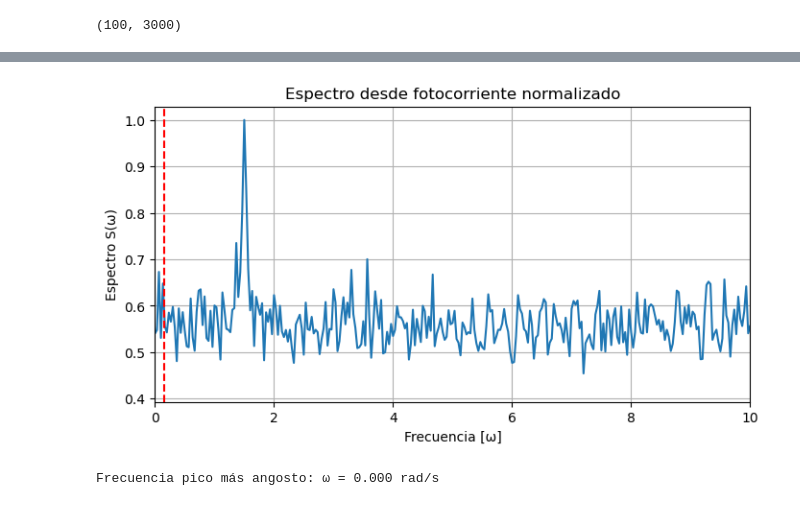
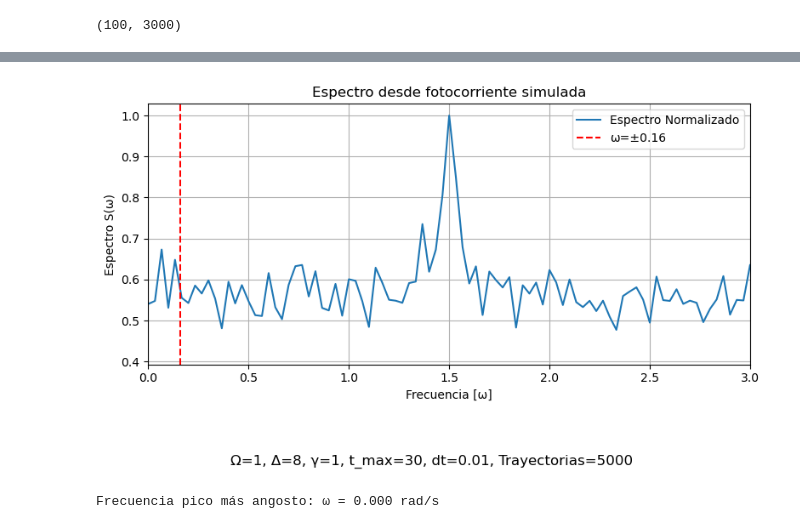
Before and after one commit to LKelvin26/FRI, a Jupyter notebook: Segundo semestre fotodeteccion/2LA Deteccion Heterodina manual .ipynb, the cells around one changed output, grey strips where cells are left out. Drawn from its saved outputs; the diff is of its cells as text; code cells hidden in the pictures.

```diff
--- a/Segundo semestre fotodeteccion/2LA Deteccion Heterodina manual .ipynb
+++ b/Segundo semestre fotodeteccion/2LA Deteccion Heterodina manual .ipynb
@@ -167,18 +167,24 @@ plt.show()
 # %%
 # Graficar
 plt.figure(figsize=(8, 4))
-plt.plot(freqs, np.real(S_w) / np.max(np.real(S_w)))
+plt.plot(freqs, np.real(S_w) / np.max(np.real(S_w)), label="Espectro Normalizado")
 plt.xlabel("Frecuencia [ω]")
 plt.ylabel("Espectro S(ω)")
-plt.title("Espectro desde fotocorriente normalizado")
+plt.title("Espectro desde fotocorriente simulada")
 plt.grid(True)
-plt.axvline(x=Omega/(2*np.pi), color='r', linestyle='--', label=f'ω=±{Omega}')
+plt.axvline(x=Omega/(2*np.pi), color='r', linestyle='--', label=f'ω=±{Omega/(2*np.pi):.2f}')
 plt.axvline(x=-Omega/(2*np.pi), color='r', linestyle='--')
+plt.xlim(0, 3)
+plt.legend()
 
-plt.xlim(0,2.5)
+# Parámetros de simulación en el pie de figura
+sim_params = f"Ω={Omega}, Δ={Delta}, γ={gamma}, t_max={t_max}, dt={dt}, Trayectorias={num_traj}"
+plt.figtext(0.5, -0.15, sim_params, wrap=True, horizontalalignment='center', fontsize=12)
+
+plt.tight_layout()
 plt.show()
 # %% [output]
-[figure, old version]
+[figure, new version]
 # %%
 # Convertir frecuencias a radianes por segundo
 omega = 2 * np.pi * freqs
```
Also changed, not shown: parts of 2 cells of this notebook, 1 other file.
